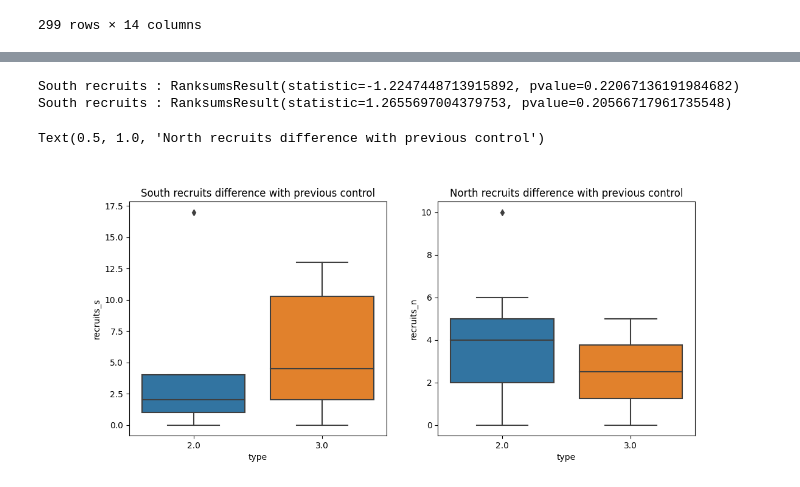
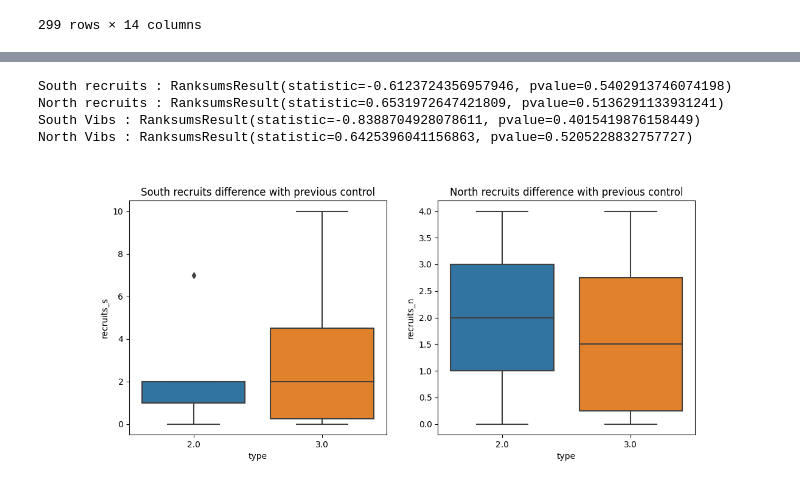
Before and after one commit to MBroisin/Experiments_processing, a Jupyter notebook: 2feeders_eval_5minspacks_15minsanalysis.ipynb, the cells around one changed output, grey strips where cells are left out. Drawn from its saved outputs; the diff is of its cells as text; code cells hidden in the pictures.

```diff
--- a/2feeders_eval_5minspacks_15minsanalysis.ipynb
+++ b/2feeders_eval_5minspacks_15minsanalysis.ipynb
@@ -69,10 +69,10 @@ data_raw
 | 298 | 31.07.23 | 17:10 | NaN | NaN | NaN | NaN | NaN | 2.0 | 0.0 | ... |
 299 rows × 14 columns
 # %%
-exp_duration = datetime.timedelta(minutes=30)
+exp_duration = datetime.timedelta(minutes=15)
 data_clean = data_raw[data_raw.type_hr != 'None'].fillna(0)
 
-data_30mins = []
+data_15mins = []
 count_nb_periods = 0
 start_timestamp = pytz.utc.localize(datetime.datetime(1994, 3, 26, 6, 25, 0))
 stop_timestamp = []
@@ -91,7 +91,7 @@ for dat_i, dat in data_clean.iterrows():
         data_point['recruits_n']        += dat.recruits_n
         data_point['dtts_stop']         = data_point['dtts_start'] + data_point['duration']
     else :
-        data_30mins.append(data_point)
+        data_15mins.append(data_point)
         count_nb_periods = 1
         start_timestamp = dat.dtts_start
         data_point = {}
@@ -110,7 +110,8 @@ for dat_i, dat in data_clean.iterrows():
         data_point['recruits_n']        = dat.recruits_n
 
 
-data_30mins = pandas.DataFrame.from_dict(data_30mins[1:])
-data_30mins
+data_15mins = pandas.DataFrame.from_dict(data_15mins[1:])
+data = data_15mins
+data
 # %% [output]
 |  | dt | dtts_start | dtts_stop | type | type_hr | duration | count_agregation | visits_s | visits_n | ... |
@@ -133,2 +129,0 @@ data_30mins
-# %%
-data = data_30mins
@@ -263,17 +234,20 @@ data2by2
 # %%
 print("South recruits : {}".format(scipy.stats.ranksums(data2by2[data2by2.type == 2].recruits_s, data2by2[data2by2.type == 3].recruits_s)))
-print("South recruits : {}".format(scipy.stats.ranksums(data2by2[data2by2.type == 2].recruits_n, data2by2[data2by2.type == 3].recruits_n)))
+print("North recruits : {}".format(scipy.stats.ranksums(data2by2[data2by2.type == 2].recruits_n, data2by2[data2by2.type == 3].recruits_n)))
+print("South Vibs : {}".format(scipy.stats.ranksums(data2by2[data2by2.type == 2].recruits_s, data2by2[data2by2.type == 2].recruits_n)))
+print("North Vibs : {}".format(scipy.stats.ranksums(data2by2[data2by2.type == 3].recruits_s, data2by2[data2by2.type == 3].recruits_n)))
 
 fig, ax = matplotlib.pyplot.subplots(1, 2, figsize=(12, 5))
 seaborn.boxplot(data=data2by2, y='recruits_s', x='type', ax=ax[0])
-ax[0].set_title('South recruits difference with previous control')
+_ = ax[0].set_title('South recruits difference with previous control')
 seaborn.boxplot(data=data2by2, y='recruits_n', x='type', ax=ax[1])
-ax[1].set_title('North recruits difference with previous control')
+_ = ax[1].set_title('North recruits difference with previous control')
 # %% [output]
-South recruits : RanksumsResult(statistic=-1.2247448713915892, pvalue=0.22067136191984682)
-South recruits : RanksumsResult(statistic=1.2655697004379753, pvalue=0.20566717961735548)
+South recruits : RanksumsResult(statistic=-0.6123724356957946, pvalue=0.5402913746074198)
+North recruits : RanksumsResult(statistic=0.6531972647421809, pvalue=0.5136291133931241)
+South Vibs : RanksumsResult(statistic=-0.8388704928078611, pvalue=0.4015419876158449)
+North Vibs : RanksumsResult(statistic=0.6425396041156863, pvalue=0.5205228832757727)
-Text(0.5, 1.0, 'North recruits difference with previous control')
-[figure, old version]
+[figure, new version]
 # %%
 # Group experiments 2-by-2 (previous control + actuation period)
 data2by2_difference = []
```
Also changed, not shown: parts of 9 cells of this notebook, 4 other files.
